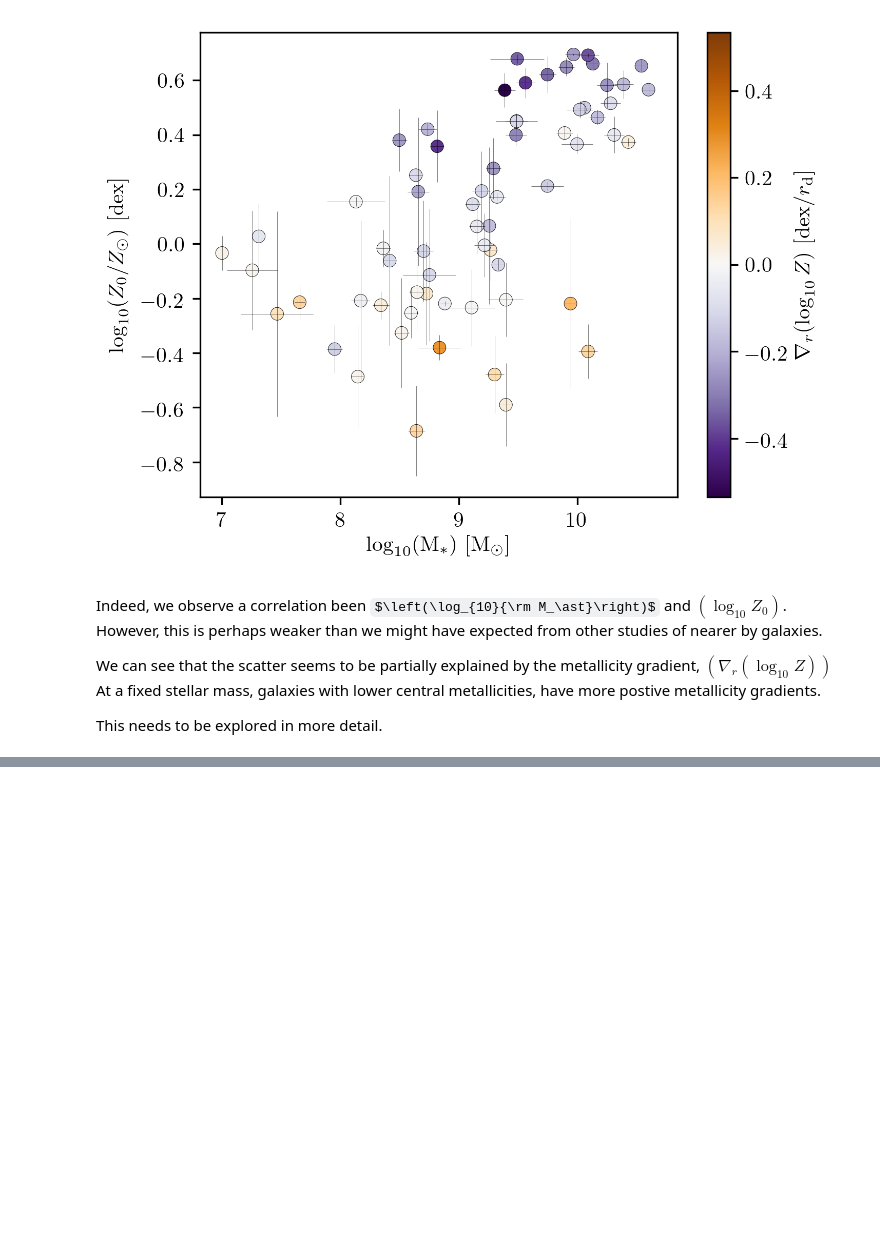
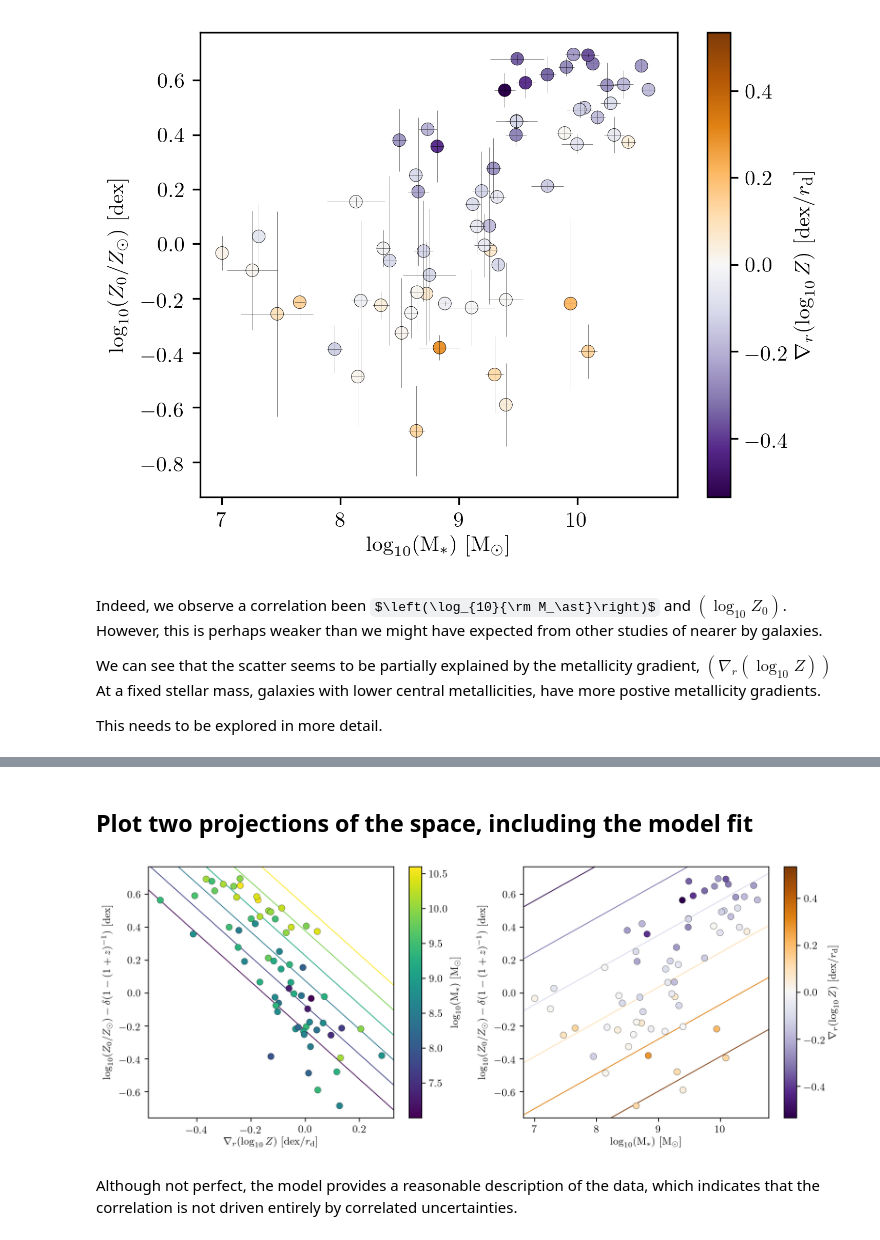
Before and after one commit to cartondj/MZdZ_plane, a Jupyter notebook: hyperplane_fitting.ipynb, the cells around one changed output, grey strips where cells are left out. Cells and saved outputs as stored; diff of their text form; code cells hidden in the pictures; some formulas as TeX source; blank space fills up the shorter version.

```diff
--- a/hyperplane_fitting.ipynb
+++ b/hyperplane_fitting.ipynb
@@ -109,0 +195,4 @@ There are several causes for this, but the simplest is that as with a simple str
+# %%
+with model:
+    mass = pm.Uniform('mass', -2.5, 2.5, shape=n_obs)
+    dlogZ = pm.Uniform('dlogZ', -0.6, +0.6, shape=n_obs)
@@ -109,0 +309,53 @@ There are several causes for this, but the simplest is that as with a simple str
+# %%
+fit_alpha = np.median(trace.get_values('alpha'))
+fit_beta = np.median(trace.get_values('beta'))
+fit_gamma = np.median(trace.get_values('gamma'))
+fit_delta = np.median(trace.get_values('delta'))
+# %% [markdown]
+## Plot two projections of the space, including the model fit
+# %%
+def plot_model_fit(ax, sm, param):
+    xlim = np.array(ax.get_xlim())
+    ylim = np.array(ax.get_ylim())
+    clim = np.array(sm.get_clim())
+    plot_x = np.linspace(xlim[0], xlim[1], 100)
+    for plot_z in np.linspace(clim[0], clim[1], 6):
+        if param == 'logM':
+            dlogZ = plot_x
+            mass = plot_z
+        elif param == 'dlogZ':
+            mass = plot_x
+            dlogZ = plot_z
+        color = sm.to_rgba(plot_z)
+        plot_y = fit_alpha + fit_beta * (mass-9.) + fit_gamma * dlogZ + fit_delta/(1.+0.)
+        ax.plot(plot_x, plot_y, c=color, zorder=-2, lw=0.8)
+    ax.set_xlim(xlim)
+    ax.set_ylim(ylim)
+
+
+fig, (ax1, ax2) = plt.subplots(1, 2, figsize=(10,4), dpi=300, tight_layout=True)
+
+s = ax1.scatter(data['dlogZ'], data['logZ0'], c=data['logM'], ec='k', lw=0.2)
+plot_model_fit(ax1, s, 'logM')
+cbar1 = plt.colorbar(s, ax=ax1)
+
+ax1.set_xlabel(r"$\nabla_r(\log_{10}Z)\ [{\rm dex}/r_{\rm d}]$")
+ax1.set_ylabel(r"$\log_{10}(Z_0/Z_\odot) - \delta (1 - (1+z)^{-1})\ [{\rm dex}]$")
+cbar1.ax.set_ylabel(r"$\log_{10}({\rm M}_\ast)\ [{\rm M}_\odot]$")
+
+#symetric colorbar
+vmax = np.max(np.abs(data['dlogZ']))
+s = ax2.scatter(data['logM'], data['logZ0'], c=data['dlogZ'],
+               vmin=-vmax, vmax=vmax, cmap='PuOr_r', ec='k', lw=0.2)
+plot_model_fit(ax2, s, 'dlogZ')
+cbar2 = plt.colorbar(s, ax=ax2)
+
+ax2.set_xlabel(r"$\log_{10}({\rm M}_\ast)\ [{\rm M}_\odot]$")
+ax2.set_ylabel(r"$\log_{10}(Z_0/Z_\odot) - \delta (1 - (1+z)^{-1})\ [{\rm dex}]$")
+cbar2.ax.set_ylabel(r"$\nabla_r(\log_{10}Z)\ [{\rm dex}/r_{\rm d}]$")
+
+plt.show()
+# %% [output]
+[figure, added]
+# %% [markdown]
+Although not perfect, the model provides a reasonable description of the data, which indicates that the correlation is not driven entirely by correlated uncertainties.
```
Also changed, not shown: parts of 29 cells of this notebook.
